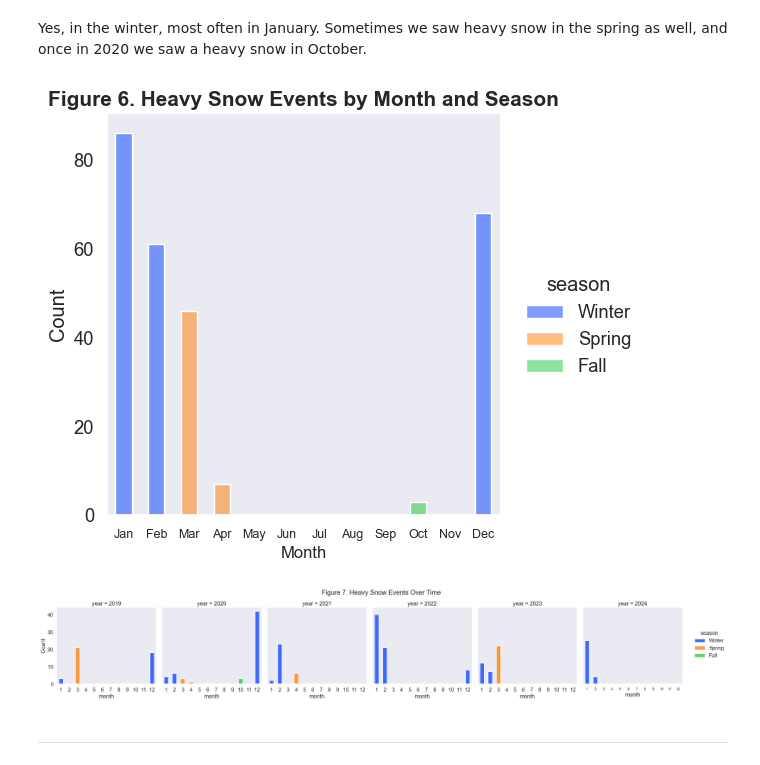
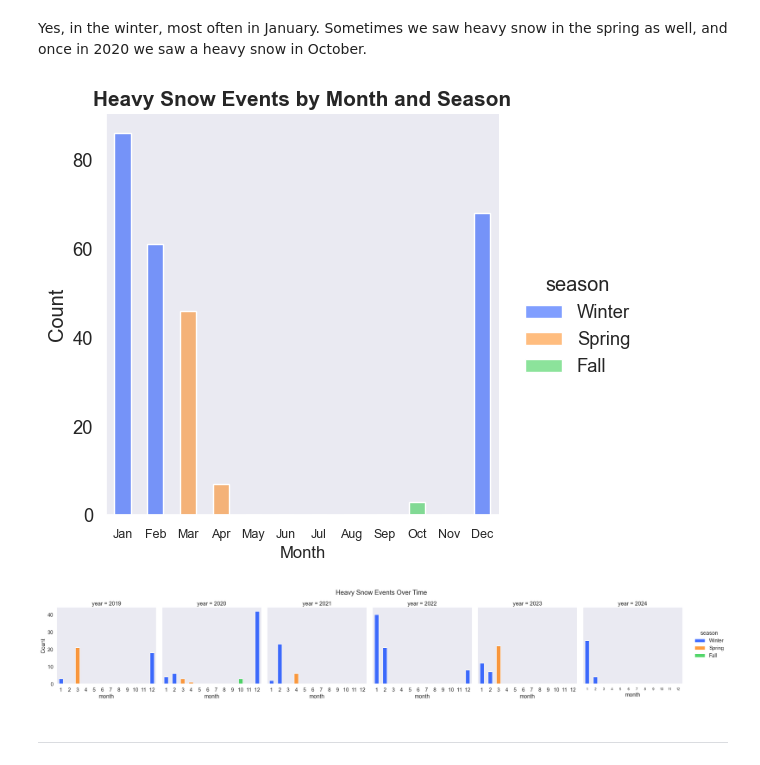
Before and after one commit to Hoale2908/MA_Weather, a Jupyter notebook: massachusetts_heavy_snow_analysis.ipynb, the cells around one changed output. Saved outputs shown, nothing was run; the diff lists cells and outputs as text; code cells hidden in the pictures.

```diff
--- a/massachusetts_heavy_snow_analysis.ipynb
+++ b/massachusetts_heavy_snow_analysis.ipynb
@@ -195,21 +195,21 @@ Yes, in the winter, most often in January. Sometimes we saw heavy snow in the sp
 # %%
 hs = df[df['type']=='Heavy Snow']
 sns.displot(x=hs['month'], discrete=True, legend=True, hue=hs['season'], shrink=.5, palette='bright',)
 plt.xticks(np.arange(1, 13), ['Jan', 'Feb', 'Mar', 'Apr', 'May', 'Jun', 'Jul', 'Aug', 'Sep', 'Oct', 'Nov', 'Dec'], fontsize=9)
 plt.xlabel('Month', fontsize=12)
 plt.xlim(0.5, 12.5)
-plt.title('Figure 6. Heavy Snow Events by Month and Season', fontdict={'size': 15, 'weight': 'bold'},)
+plt.title('Heavy Snow Events by Month and Season', fontdict={'size': 15, 'weight': 'bold'},)
 plt.show()
 # %% [output]
-[figure, old version]
+[figure, new version]
 # %%
 hs = df[df['type']=='Heavy Snow']
 sns.displot(x=hs['month'], discrete=True, legend=True, hue=hs['season'], shrink=.5, palette='bright', multiple='stack', col=hs['year'], col_wrap=6, height=4, aspect=1)
 plt.xticks(np.arange(1, 13), fontsize=9)
 plt.xlim(0.5, 12.5)
-plt.suptitle('Figure 7. Heavy Snow Events Over Time', fontdict={'size': 20, 'weight': 'bold'}, y=1.05)
+plt.suptitle('Heavy Snow Events Over Time', fontdict={'size': 20, 'weight': 'bold'}, y=1.05)
 plt.show()
 # %% [output]
-[figure, old version]
+[figure, new version]
 # %% [markdown]
 ---
```
Also changed, not shown: parts of 10 cells of this notebook, 2 other files.
